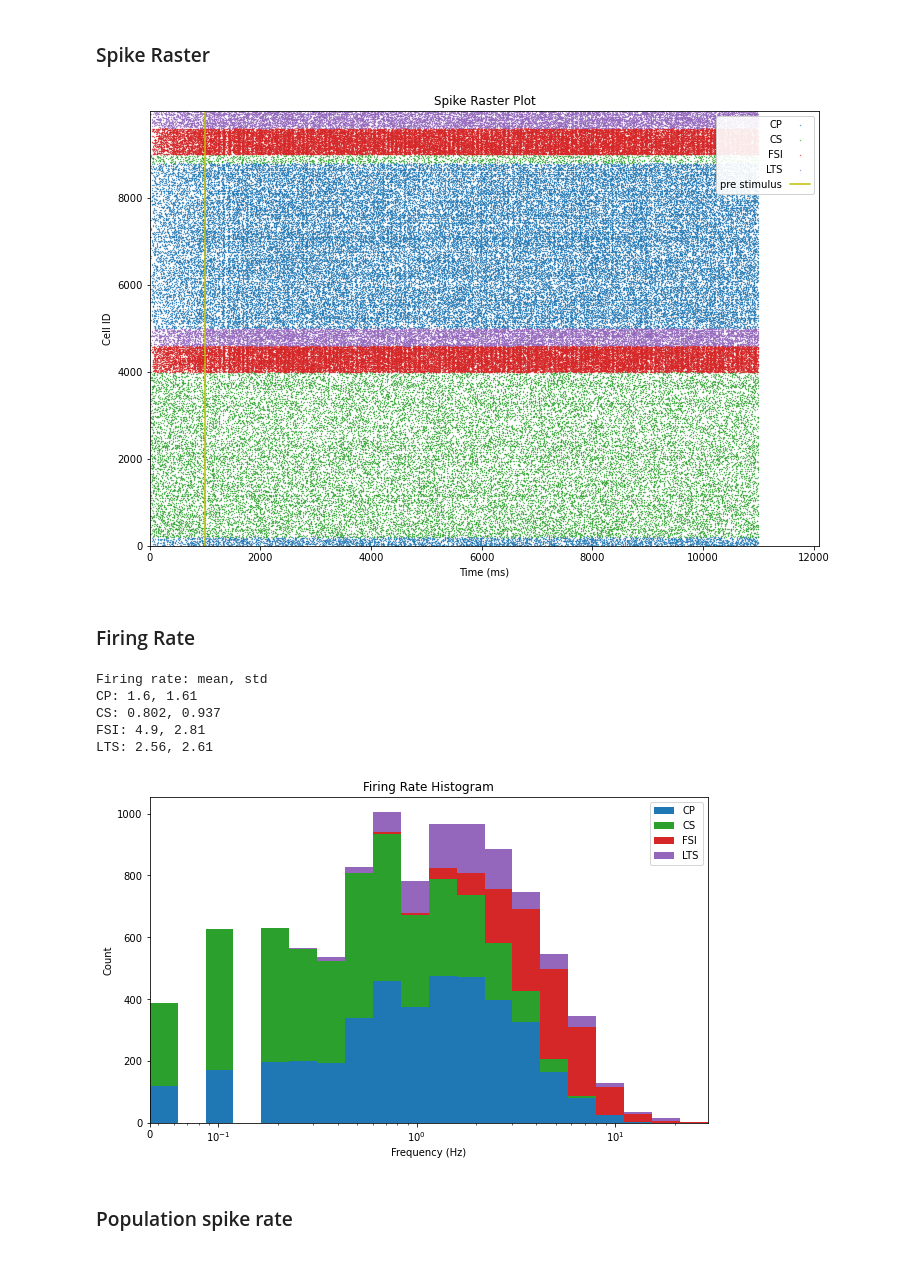
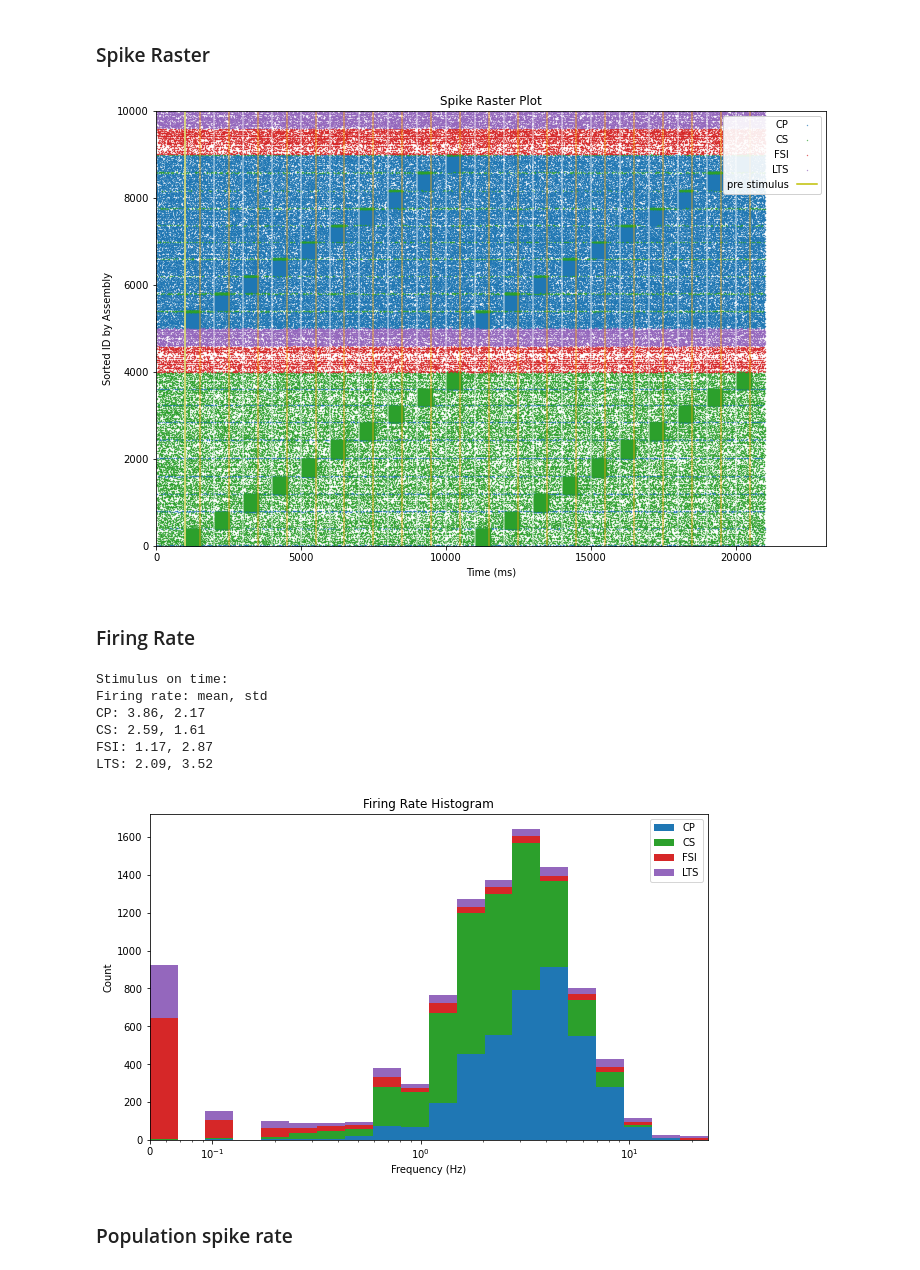
Before and after one commit to chenziao/M1ten_thousand, a Jupyter notebook: Analysis/Analyze_Spikes.ipynb, the cells around one changed output. Cells and saved outputs as stored; diff of their text form; code cells hidden in the pictures.

```diff
--- a/Analysis/Analyze_Spikes.ipynb
+++ b/Analysis/Analyze_Spikes.ipynb
@@ -11,7 +11,7 @@ from bmtk.simulator import bionet
 from analysis import plot # imoporting analysis module enables import from model folder
 from build_input import get_populations, get_stim_cycle, t_start, on_time, off_time
 
-TRIAL_NAME = "baseline_test_31"
+TRIAL_NAME = "long_noconn_49"
 RESULT_PATH = "simulation_results"
 TRIAL_PATH = os.path.join(RESULT_PATH, TRIAL_NAME)
 INPUT_PATH = os.path.join('..', 'M1Focus', 'input')
@@ -19,6 +19,8 @@ INPUT_PATH = os.path.join('..', 'M1Focus', 'input')
 isbaseline = 'baseline' in TRIAL_NAME
 if isbaseline:
     config = 'config.json'
+elif 'const' in TRIAL_NAME:
+    config = 'config_const.json'
 else:
     config = 'config_short.json' if 'short' in TRIAL_NAME else 'config_long.json'
 
@@ -78,21 +80,21 @@ else:
 # %%
 spikes_df['pop_name'] = cortex_df.loc[spikes_df['node_ids'], 'pop_name'].values
 pop_spike = get_populations(spikes_df, pop_names)
 
 _, ax = plt.subplots(1, 1, figsize=(12, 8))
 plot.raster(pop_spike, pop_color, id_column=id_column, ax=ax)
 ax.axvline(t_start * 1000, color='y', label='pre stimulus')
 if not isbaseline:
     for win in windows:
         ax.axvline(win[0] * 1000, color='white', alpha=0.5)
         ax.axvline(win[1] * 1000, color='orange', alpha=0.5)
     ax.set_ylabel('Sorted ID by Assembly')
 ax.legend(loc='upper right', framealpha=0.9, markerfirst=False)
 ax.set_xlim([0, 1.1 * spikes_df['timestamps'].max()])
-ax.set_ylim([cortex_df.index.min(), cortex_df.index.max()])
+ax.set_ylim([cortex_df.index.min() - 1, cortex_df.index.max() + 1])
 plt.show()
 # %% [output]
-[figure, old version]
+[figure, new version]
 # %% [markdown]
 ### Firing Rate
 # %%
@@ -107,11 +109,12 @@ print('Firing rate: mean, std')
 for p, fr in pop_fr.items():
     print(f'{p}: {fr.mean():.3g}, {fr.std():.3g}')
 # %% [output]
+Stimulus on time:
 Firing rate: mean, std
-CP: 1.6, 1.61
-CS: 0.802, 0.937
-FSI: 4.9, 2.81
-LTS: 2.56, 2.61
+CP: 3.86, 2.17
+CS: 2.59, 1.61
+FSI: 1.17, 2.87
+LTS: 2.09, 3.52
 # %%
 min_fr = 0.5 / plot.total_duration(windows)
 fig, ax = plt.subplots(1, 1, figsize=(10, 6))
@@ -119,7 +122,7 @@ plot.firing_rate_histogram(pop_fr, pop_color, bins=20, min_fr=min_fr,
                       logscale=True, stacked=True, ax=ax)
 plt.show()
 # %% [output]
-[figure, old version]
+[figure, new version]
 # %% [markdown]
 ### Population spike rate
 # %%
```
Also changed, not shown: parts of 1 cell of this notebook, 26 other files.
